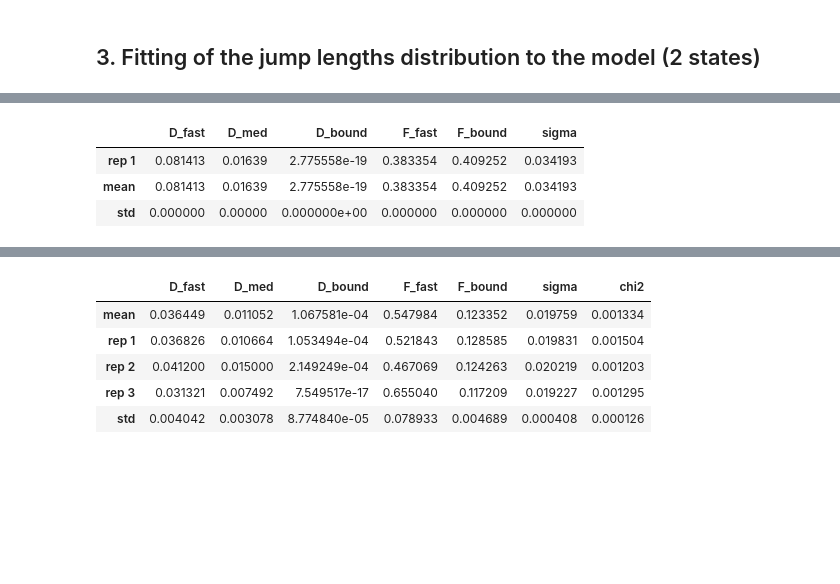
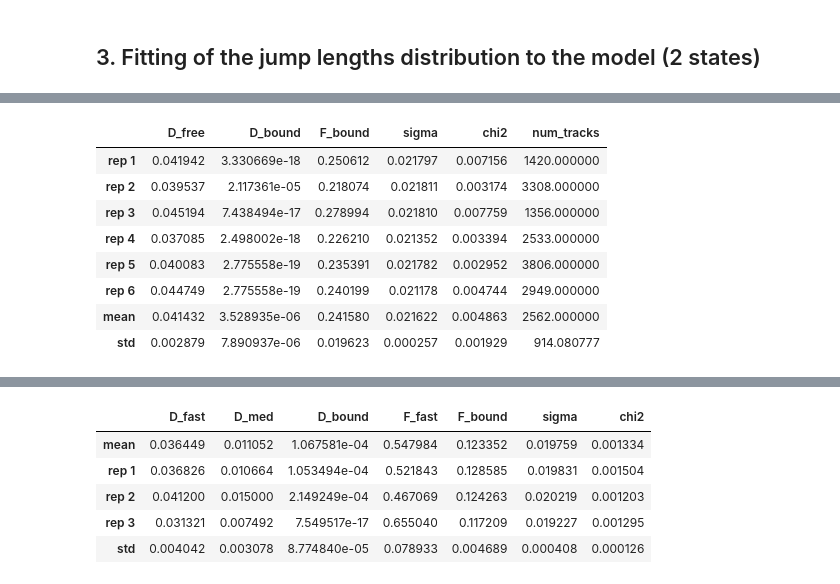
Before and after one commit to aaristov/Spot-On-Cli, a Jupyter notebook: from_gizem.ipynb, the cells around one changed output, grey strips where cells are left out. Drawn from its saved outputs; the diff is of its cells as text; code cells hidden in the pictures; blank space fills up the shorter version.

```diff
--- a/from_gizem.ipynb
+++ b/from_gizem.ipynb
@@ -128,0 +89,19 @@ Replicate 3: Total 7281 tracks
+# %%
+# Next, you need to choose, how to concatenate the datasets
+concatenation_modes = {
+    'all_together': matimport.concat_all,
+    'by_replicates': matimport.concat_reps
+}
+# %%
+# Let's concatenate by replicates and specify exposure time and pixel size (if your data in pixels)
+
+howto_concatenate = 'by_replicates'
+
+pixel_size_um = 0.075
+exposure_ms = 60
+
+if all_exp:
+    reps = concatenation_modes[howto_concatenate](all_exp,
+                                                  exposure_ms=exposure_ms,
+                                                  pixel_size_um=pixel_size_um)
+    print(f'Returning {len(reps)} replicates')
@@ -128,0 +161,14 @@ Replicate 3: Total 7281 tracks
+# %%
+# Alternatevely, we can concatenate all datasets:
+
+howto_concatenate = 'all_together'
+
+pixel_size_um = 0.075
+exposure_ms = 60
+
+if all_exp:
+    reps = concatenation_modes[howto_concatenate](all_exp,
+                                                  exposure_ms=exposure_ms,
+                                                  pixel_size_um=pixel_size_um)
+
+    print(f'Returning {len(reps)} replicates')
@@ -139,12 +248,12 @@ Fit result: 1690.64 * e^(-x/1.99) + 10.44
 ## 3. Fitting of the jump lengths distribution to the model (2 states)
 # %%
 ## Generate a dictionary of parameters
-fit_params = dict(states=3,
+fit_params = dict(states=2,
                  iterations=1,
                  CDF=False,
                  CDF1 = True,
                  Frac_Bound = [0, 1],
-                 D_Free = [0.01, 1.],
+                 D_Free = [0.02, 0.1],
                  D_Med = [0.005, 0.1],
                  D_Bound = [0.0, 0.005],
                  sigma = 0.02,
@@ -187,19 +364,26 @@ None
 # %%
 #get stats
-fit_stats = pd.DataFrame(columns=reps_fits[0].best_values.keys())
+fit_stats = pd.DataFrame(columns=list(reps_fits[0].best_values.keys()) + ['chi2', 'num_tracks'])
 
 for i, fit_result in enumerate(reps_fits):
-    fit_stats.loc[f'rep {i+1}'] = list(fit_result.best_values.values())
+    #name = data_paths[i].split("\\")[-2]
+    name = f'rep {i+1}'
+    fit_stats.loc[f'{name}'] = list(fit_result.best_values.values()) + [fit_result.chisqr, len(reps[i])]
 
 fit_stats.loc['mean'] = fit_stats.mean(axis=0)
 fit_stats.loc['std'] = fit_stats.std(axis=0)
 
-fit_stats.to_json(data_path + '.stats.json')
+#fit_stats.to_json(folder + '\stats.json')
 
 fit_stats
 #fit_stats.to_excel(path_oe + '.stats.xls')
 # %% [output]
-|  | D_fast | D_med | D_bound | F_fast | F_bound | sigma |
-| rep 1 | 0.081413 | 0.01639 | 2.775558e-19 | 0.383354 | 0.409252 | 0.034193 |
-| mean | 0.081413 | 0.01639 | 2.775558e-19 | 0.383354 | 0.409252 | 0.034193 |
-| std | 0.000000 | 0.00000 | 0.000000e+00 | 0.000000 | 0.000000 | 0.000000 |
+|  | D_free | D_bound | F_bound | sigma | chi2 | num_tracks |
+| rep 1 | 0.041942 | 3.330669e-18 | 0.250612 | 0.021797 | 0.007156 | 1420.000000 |
+| rep 2 | 0.039537 | 2.117361e-05 | 0.218074 | 0.021811 | 0.003174 | 3308.000000 |
+| rep 3 | 0.045194 | 7.438494e-17 | 0.278994 | 0.021810 | 0.007759 | 1356.000000 |
+| rep 4 | 0.037085 | 2.498002e-18 | 0.226210 | 0.021352 | 0.003394 | 2533.000000 |
+| rep 5 | 0.040083 | 2.775558e-19 | 0.235391 | 0.021782 | 0.002952 | 3806.000000 |
+| rep 6 | 0.044749 | 2.775558e-19 | 0.240199 | 0.021178 | 0.004744 | 2949.000000 |
+| mean | 0.041432 | 3.528935e-06 | 0.241580 | 0.021622 | 0.004863 | 2562.000000 |
+| std | 0.002879 | 7.890937e-06 | 0.019623 | 0.000257 | 0.001929 | 914.080777 |
```
Also changed, not shown: parts of 19 cells of this notebook, 6 other files.
